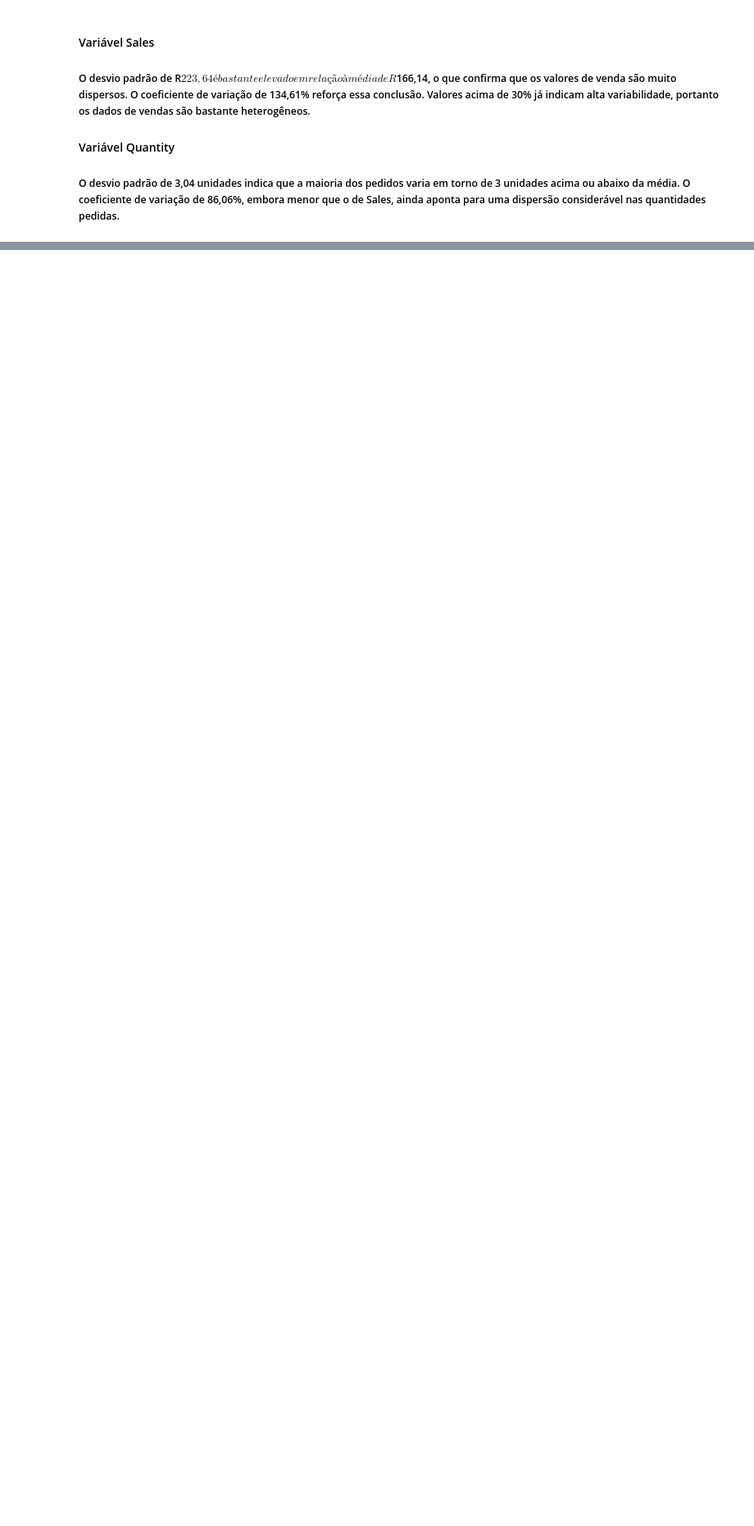
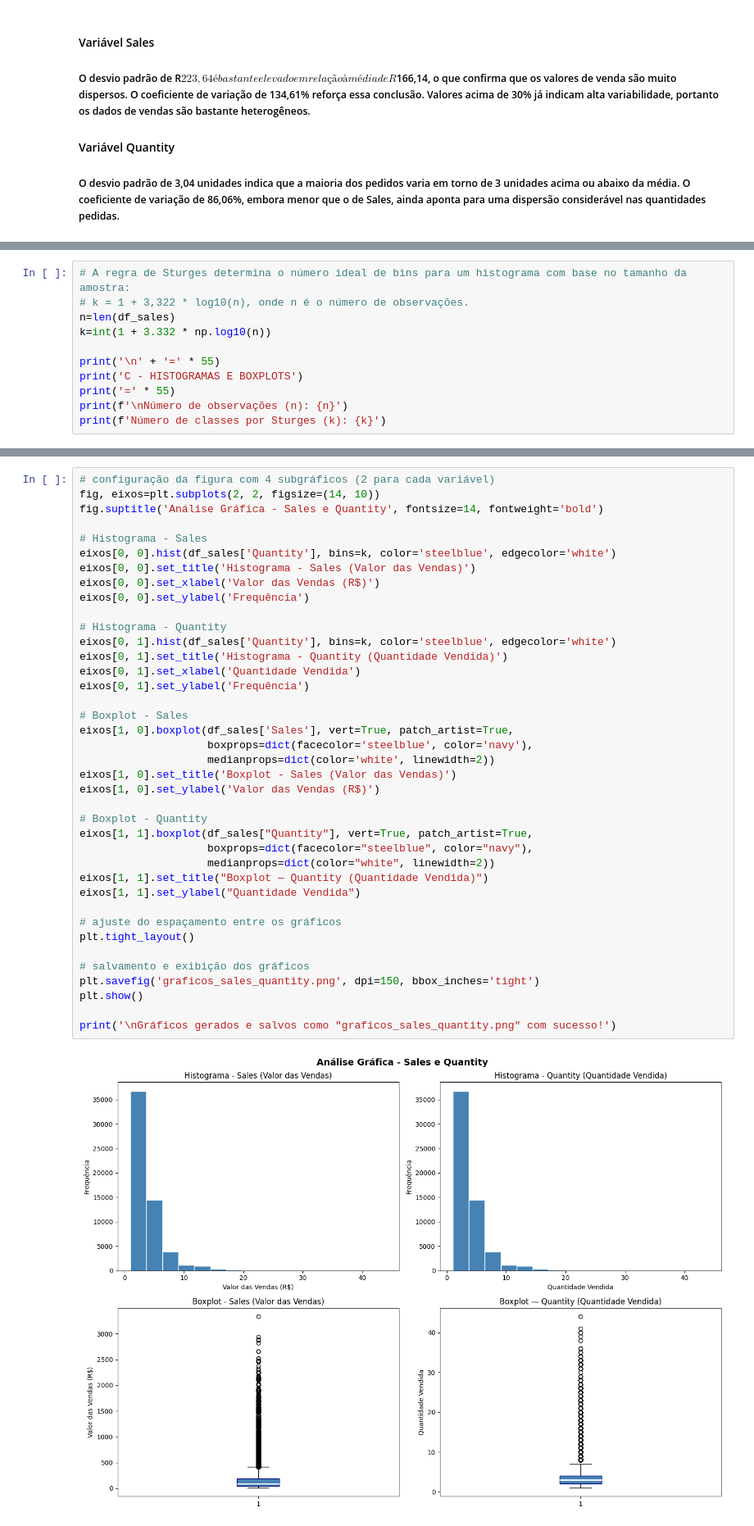
Before and after one commit to ImArthurMendes/Introdu-o-Ci-ncia-de-Dados, a Jupyter notebook: LimpezaSales.ipynb, the cells around one changed output, grey strips where cells are left out. Shown at 82% size. Cells and saved outputs as stored; diff of their text form; blank space fills up the shorter version.

```diff
--- a/LimpezaSales.ipynb
+++ b/LimpezaSales.ipynb
@@ -192,0 +197,11 @@ Quantity      9.2237         3.037                      86.06%
+# %%
+# A regra de Sturges determina o número ideal de bins para um histograma com base no tamanho da amostra:
+# k = 1 + 3,322 * log10(n), onde n é o número de observações.
+n=len(df_sales)
+k=int(1 + 3.332 * np.log10(n))
+
+print('\n' + '=' * 55)
+print('C - HISTOGRAMAS E BOXPLOTS')
+print('=' * 55)
+print(f'\nNúmero de observações (n): {n}')
+print(f'Número de classes por Sturges (k): {k}')
@@ -192,0 +217,41 @@ Quantity      9.2237         3.037                      86.06%
+# %%
+# configuração da figura com 4 subgráficos (2 para cada variável)
+fig, eixos=plt.subplots(2, 2, figsize=(14, 10))
+fig.suptitle('Análise Gráfica - Sales e Quantity', fontsize=14, fontweight='bold')
+
+# Histograma - Sales
+eixos[0, 0].hist(df_sales['Quantity'], bins=k, color='steelblue', edgecolor='white')
+eixos[0, 0].set_title('Histograma - Sales (Valor das Vendas)')
+eixos[0, 0].set_xlabel('Valor das Vendas (R$)')
+eixos[0, 0].set_ylabel('Frequência')
+
+# Histograma - Quantity
+eixos[0, 1].hist(df_sales['Quantity'], bins=k, color='steelblue', edgecolor='white')
+eixos[0, 1].set_title('Histograma - Quantity (Quantidade Vendida)')
+eixos[0, 1].set_xlabel('Quantidade Vendida')
+eixos[0, 1].set_ylabel('Frequência')
+
+# Boxplot - Sales
+eixos[1, 0].boxplot(df_sales['Sales'], vert=True, patch_artist=True,
+                    boxprops=dict(facecolor='steelblue', color='navy'),
+                    medianprops=dict(color='white', linewidth=2))
+eixos[1, 0].set_title('Boxplot - Sales (Valor das Vendas)')
+eixos[1, 0].set_ylabel('Valor das Vendas (R$)')
+
+# Boxplot - Quantity
+eixos[1, 1].boxplot(df_sales["Quantity"], vert=True, patch_artist=True,
+                    boxprops=dict(facecolor="steelblue", color="navy"),
+                    medianprops=dict(color="white", linewidth=2))
+eixos[1, 1].set_title("Boxplot — Quantity (Quantidade Vendida)")
+eixos[1, 1].set_ylabel("Quantidade Vendida")
+
+# ajuste do espaçamento entre os gráficos
+plt.tight_layout()
+
+# salvamento e exibição dos gráficos
+plt.savefig('graficos_sales_quantity.png', dpi=150, bbox_inches='tight')
+plt.show()
+
+print('\nGráficos gerados e salvos como "graficos_sales_quantity.png" com sucesso!')
+# %% [output]
+[figure, added]
```
Also changed, not shown: parts of 7 cells of this notebook, 1 other file.
